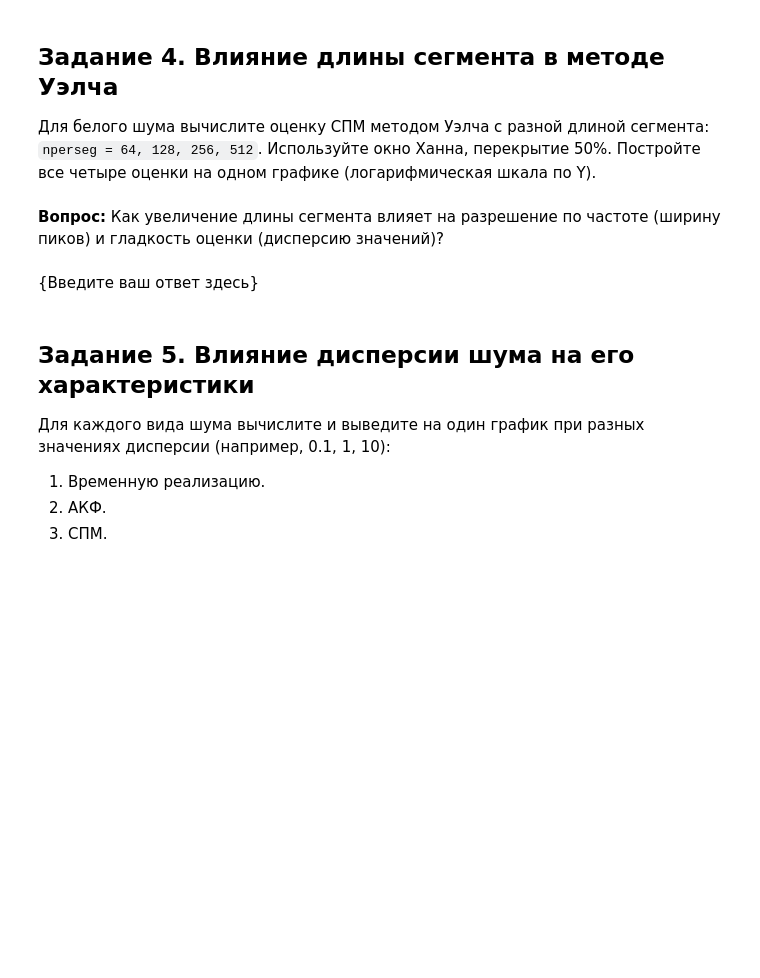
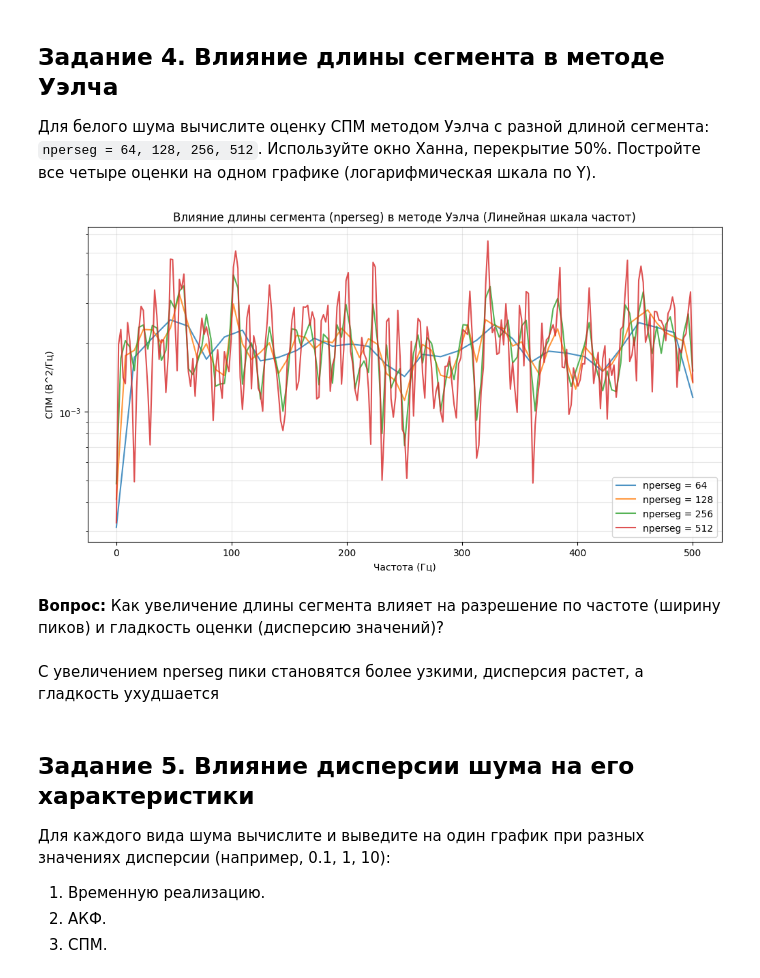
Before and after one commit to ilya-agafonov/dsp-seminars, a Jupyter notebook: seminars/4_Agafonov.ipynb, the cells around one changed output. Drawn from its saved outputs; the diff is of its cells as text; code cells hidden in the pictures; blank space fills up the shorter version.

```diff
--- a/seminars/4_Agafonov.ipynb
+++ b/seminars/4_Agafonov.ipynb
@@ -117,11 +133,26 @@ plt.tight_layout()
 ## Задание 4. Влияние длины сегмента в методе Уэлча
 Для белого шума вычислите оценку СПМ методом Уэлча с разной длиной сегмента: `nperseg = 64, 128, 256, 512`. Используйте окно Ханна, перекрытие 50%. Постройте все четыре оценки на одном графике (логарифмическая шкала по Y).
 # %%
-# Ваш код здесь
+nperseg_values = [64, 128, 256, 512]
+
+plt.figure(figsize=(12, 6))
+
+for n in nperseg_values:
+    f, Pxx = signal.welch(white_noise, fs, nperseg=n, noverlap=n//2, window='hann')
+    plt.semilogy(f, Pxx, label=f'nperseg = {n}', alpha=0.8)
+
+plt.title('Влияние длины сегмента в методе Уэлча (Линейная шкала частот)')
+plt.xlabel('Частота (Гц)')
+plt.ylabel('СПМ (В^2/Гц)')
+plt.legend()
+plt.grid(True, which="both", alpha=0.3)
+plt.show()
+# %% [output]
+[figure, added]
 # %% [markdown]
 **Вопрос:** Как увеличение длины сегмента влияет на разрешение по частоте (ширину пиков) и гладкость оценки (дисперсию значений)?
 # %% [markdown]
-{Введите ваш ответ здесь}
+С увеличением nperseg пики становятся более узкими, дисперсия растет, а гладкость ухудшается
 # %% [markdown]
 ## Задание 5. Влияние дисперсии шума на его характеристики
 Для каждого вида шума вычислите и выведите на один график при разных значениях дисперсии (например, 0.1, 1, 10):
```
Also changed, not shown: parts of 13 cells of this notebook.
